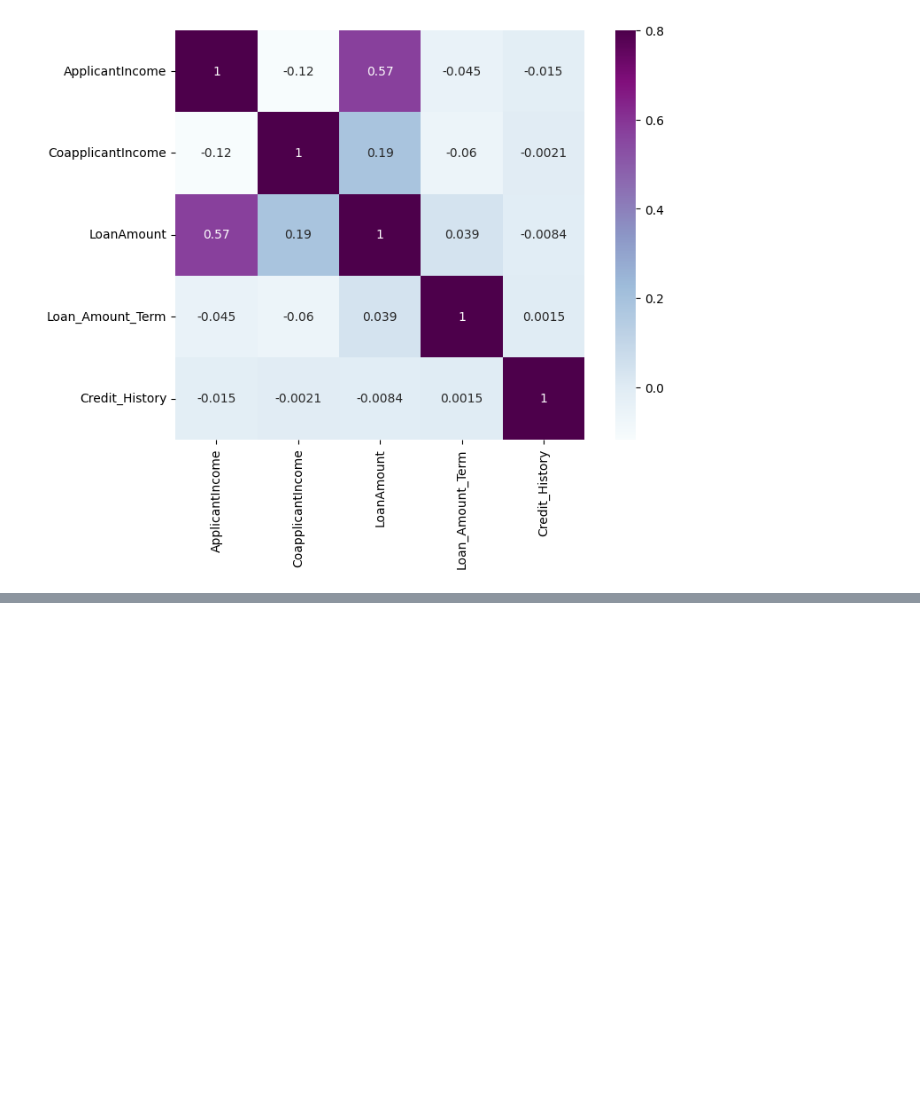
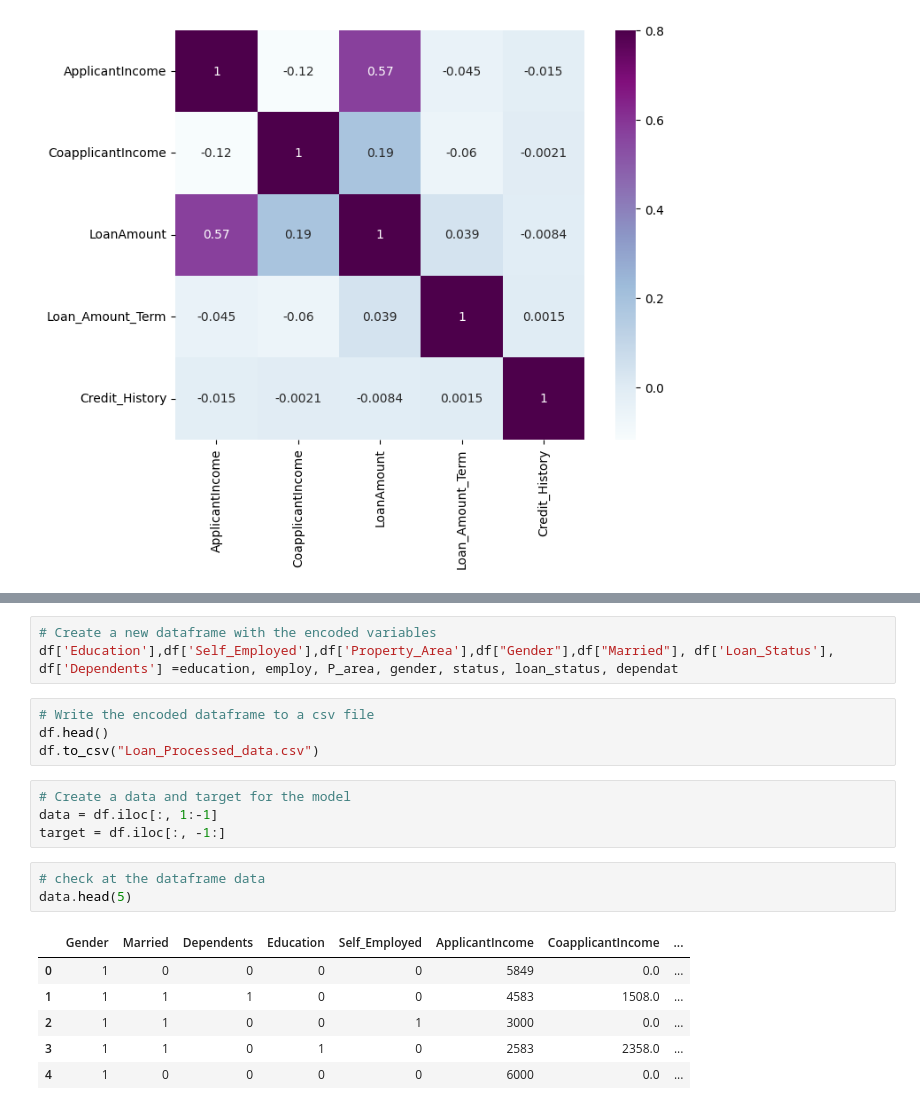
Before and after one commit to Eddie-254/Credit-Score-Prediction, a Jupyter notebook: credit_EDA.ipynb, the cells around one changed output, grey strips where cells are left out. Saved outputs shown, nothing was run; the diff lists cells and outputs as text; blank space fills up the shorter version.

```diff
--- a/credit_EDA.ipynb
+++ b/credit_EDA.ipynb
@@ -152,0 +233,21 @@ sns.heatmap(matrix, vmax=.8, cmap="BuPu", square=True, annot=True);
+# %%
+# Create a new dataframe with the encoded variables
+df['Education'],df['Self_Employed'],df['Property_Area'],df["Gender"],df["Married"], df['Loan_Status'], df['Dependents'] =education, employ, P_area, gender, status, loan_status, dependat
+# %%
+# Write the encoded dataframe to a csv file
+df.head()
+df.to_csv("Loan_Processed_data.csv")
+# %%
+# Create a data and target for the model
+data = df.iloc[:, 1:-1]
+target = df.iloc[:, -1:]
+# %%
+# check at the dataframe data
+data.head(5)
+# %% [output]
+|  | Gender | Married | Dependents | Education | Self_Employed | ApplicantIncome | CoapplicantIncome | ... |
+| 0 | 1 | 0 | 0 | 0 | 0 | 5849 | 0.0 | ... |
+| 1 | 1 | 1 | 1 | 0 | 0 | 4583 | 1508.0 | ... |
+| 2 | 1 | 1 | 0 | 0 | 1 | 3000 | 0.0 | ... |
+| 3 | 1 | 1 | 0 | 1 | 0 | 2583 | 2358.0 | ... |
+| 4 | 1 | 0 | 0 | 0 | 0 | 6000 | 0.0 | ... |
```
Also changed, not shown: parts of 7 cells of this notebook, 3 other files.
